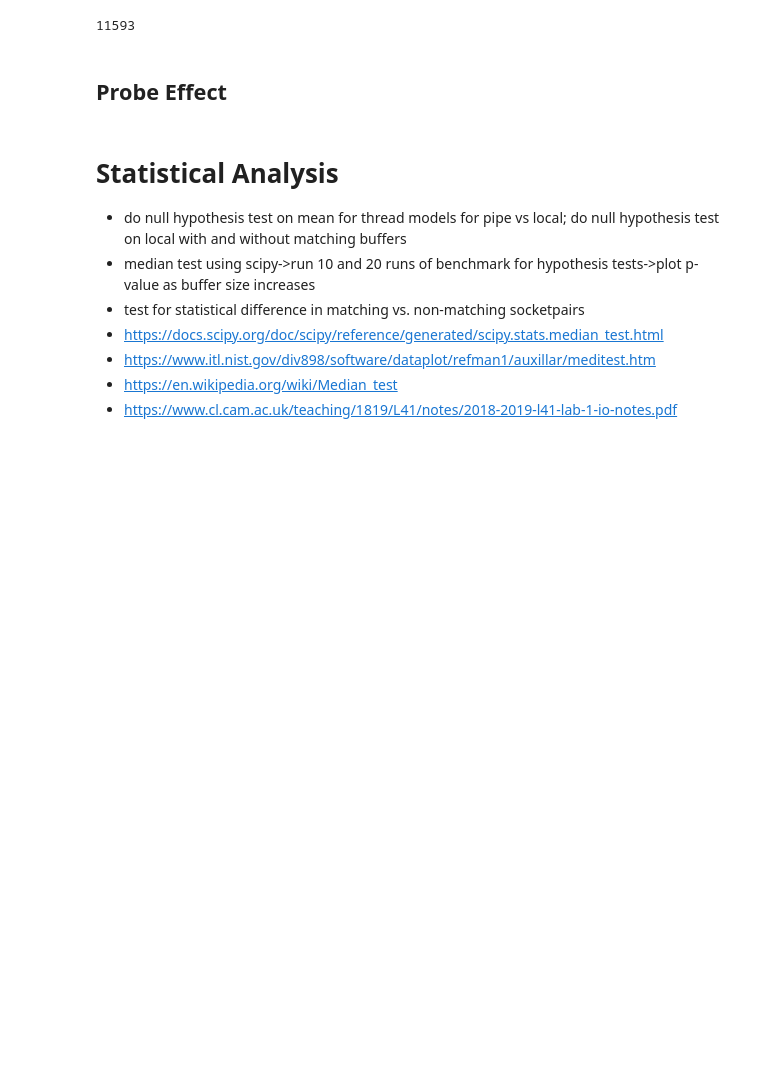
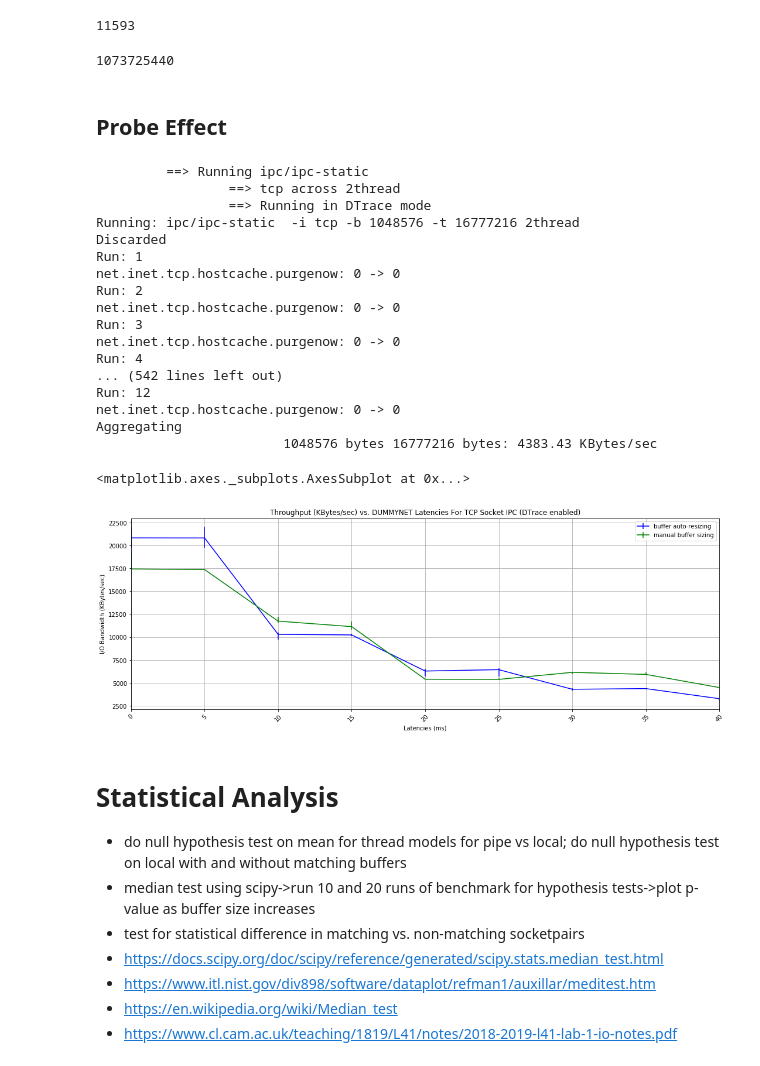
Before and after one commit to Michael137/os, a Jupyter notebook: l41-labs/lab3/lab3.ipynb, the cells around one changed output. Cells and saved outputs as stored; diff of their text form; code cells hidden in the pictures; blank space fills up the shorter version.

```diff
--- a/l41-labs/lab3/lab3.ipynb
+++ b/l41-labs/lab3/lab3.ipynb
@@ -60,6 +60,8 @@ import matplotlib as mpl
 #mpl.style.use('classic')
 from cycler import cycler
 mpl.rcParams['axes.prop_cycle'] = cycler(color='bgrcmyk')
+from cStringIO import StringIO
+import sys
 
 def label_points(x, y, ax):
     a = pd.concat({'x': x, 'y': y}, axis=1)
@@ -115,6 +117,7 @@ def benchmark(flags, repeat, exe, mode, ipc, buf_sizes, tot_sizes, dtrace_info =
     verbose = "-v" in flags
     qmode = "-q" in flags
     pmc_enabled = pmc is not None
+    dtrace_quite_mode = dtrace_info['quiet'] if 'quiet' in dtrace_info else False
 
     for buffer_size in buf_sizes:
         for tot_size in tot_sizes:
@@ -128,6 +131,9 @@ def benchmark(flags, repeat, exe, mode, ipc, buf_sizes, tot_sizes, dtrace_info =
                 walkFunc = dtrace_info['agg_fn'] if 'agg_fn' in dtrace_info else None
                 outFn = dtrace_info['out_fn'] if 'out_fn' in dtrace_info else None
                 # Create a seperate thread to run the DTrace instrumentation
+                if dtrace_quite_mode:
+                    old_stdout = sys.stdout
+                    sys.stdout = mystdout = StringIO()
                 dtrace_thread = DTraceConsumerThread(dtrace_info['script'],
                                                         chew_func=lambda v: None,
                                                         chewrec_func=lambda v: None,
@@ -178,6 +184,8 @@ def benchmark(flags, repeat, exe, mode, ipc, buf_sizes, tot_sizes, dtrace_info =
                 pmc_data = merge_two_dicts(avgs, pmc_data)
                 res = merge_two_dicts(res, pmc_data)
             outputs.append(res)
+            if dtrace_quite_mode:
+                sys.stdout = old_stdout
     return outputs
 
 def highlight(axis, texty = 100):
@@ -679,8 +637,71 @@ cwnd[-1] > ssthresh[-1]
 len(times_seqs)
 # %% [output]
 11593
+# %%
+ssthresh[0]
+# %% [output]
+1073725440
 # %% [markdown]
 ## Probe Effect
+# %%
+MODE="2thread"
+IPC="tcp"
+RUNS=12
+EXE = "ipc/ipc-static"
+BUFFER_SIZES = [512 * 2 ** exp for exp in range(2, 16)]
+TOT_SIZES=[BUFFER_SIZES[-1]]
+BUF_SIZE=[1048576]
+LATENCIES=range(0, 45, 5) # 0-40ms
+
+ret = []
+FLAGS=""
+for lat in LATENCIES:
+    # Run benchmark with DTrace
+    !ipfw pipe config 1 delay {str(lat)}
+    !ipfw pipe config 2 delay {str(lat)}
+    ret.append(benchmark(FLAGS, 12, EXE, MODE, IPC, BUF_SIZE, TOT_SIZES, purge_cache = True,
+                            dtrace_info = {'agg_fn':dummy_agg, 'script':D_rcv_tcp_in})[0])
+pd.to_pickle(ret, "pkls/latency_vs_bandwidth_purge_probe_effect_segment.pkl")
+
+#ret = pd.read_pickle("pkls/latency_vs_bandwidth_purge_probe_effect_segment.pkl")
+p = graph(LATENCIES, flatten([item['speeds'] for item in ret]), RUNS,
+         xlabel='Latencies (ms)', ylabel='I/O Bandwidth (KBytes/sec)',
+          label="buffer auto-resizing", title = "Throughput (KBytes/sec) vs. DUMMYNET Latencies For TCP Socket IPC (DTrace enabled)")
+
+ret = []
+FLAGS="-s"
+for lat in LATENCIES:
+    # Run benchmark with DTrace
+    !ipfw pipe config 1 delay {str(lat)}
+    !ipfw pipe config 2 delay {str(lat)}
+    ret.append(benchmark(FLAGS, 12, EXE, MODE, IPC, BUF_SIZE, TOT_SIZES, purge_cache = True,
+                           dtrace_info = {'agg_fn':dummy_agg, 'script':D_rcv_tcp_in})[0])
+pd.to_pickle(ret, "pkls/latency_vs_bandwidth_match_purge_probe_effect_segment.pkl")
+
+saveas = "latency_vs_bw_all"
+#ret = pd.read_pickle("pkls/latency_vs_bandwidth_match_purge_probe_effect_segment.pkl")
+graph(LATENCIES, flatten([item['speeds'] for item in ret]), RUNS,
+      axis = p, label="manual buffer sizing", save = True, save_name = saveas)
+# %% [output]
+         ==> Running ipc/ipc-static
+                 ==> tcp across 2thread
+                 ==> Running in DTrace mode
+Running: ipc/ipc-static  -i tcp -b 1048576 -t 16777216 2thread
+Discarded
+Run: 1
+net.inet.tcp.hostcache.purgenow: 0 -> 0
+Run: 2
+net.inet.tcp.hostcache.purgenow: 0 -> 0
+Run: 3
+net.inet.tcp.hostcache.purgenow: 0 -> 0
+Run: 4
+... (542 lines left out)
+Run: 12
+net.inet.tcp.hostcache.purgenow: 0 -> 0
+Aggregating
+                        1048576 bytes 16777216 bytes: 4383.43 KBytes/sec
+<matplotlib.axes._subplots.AxesSubplot at 0x...>
+[figure, added]
 # %% [markdown]
 # Statistical Analysis
 
```
Also changed, not shown: parts of 11 cells of this notebook.
